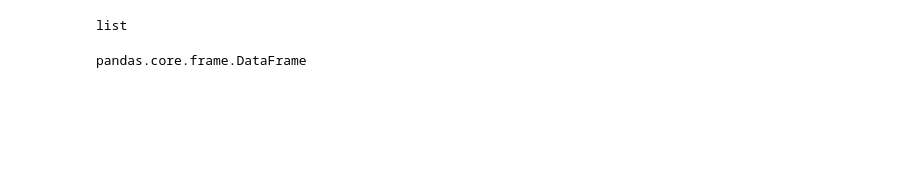
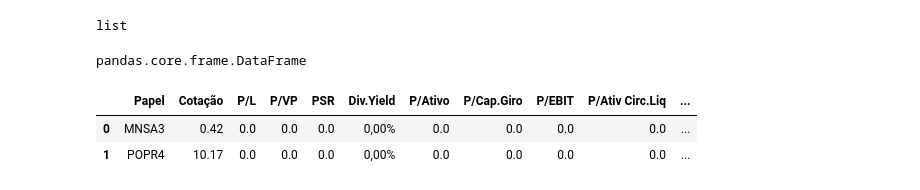
Before and after one commit to rcarasek/Python-for-Investment, a Jupyter notebook: PyForInvest_Colab_aula08.ipynb, the cells around one changed output. Saved outputs shown, nothing was run; the diff lists cells and outputs as text; code cells hidden in the pictures; blank space fills up the shorter version.

```diff
--- a/PyForInvest_Colab_aula08.ipynb
+++ b/PyForInvest_Colab_aula08.ipynb
@@ -32,3 +32,9 @@ df = pd.read_html(r.text,  decimal=',', thousands='.')[0]
 type(df)
 # %% [output]
 pandas.core.frame.DataFrame
+# %%
+df.head(2)
+# %% [output]
+|  | Papel | Cotação | P/L | P/VP | PSR | Div.Yield | P/Ativo | P/Cap.Giro | P/EBIT | P/Ativ Circ.Liq | ... |
+| 0 | MNSA3 | 0.42 | 0.0 | 0.0 | 0.0 | 0,00% | 0.0 | 0.0 | 0.0 | 0.0 | ... |
+| 1 | POPR4 | 10.17 | 0.0 | 0.0 | 0.0 | 0,00% | 0.0 | 0.0 | 0.0 | 0.0 | ... |
```
Also changed, not shown: parts of 14 cells of this notebook.
